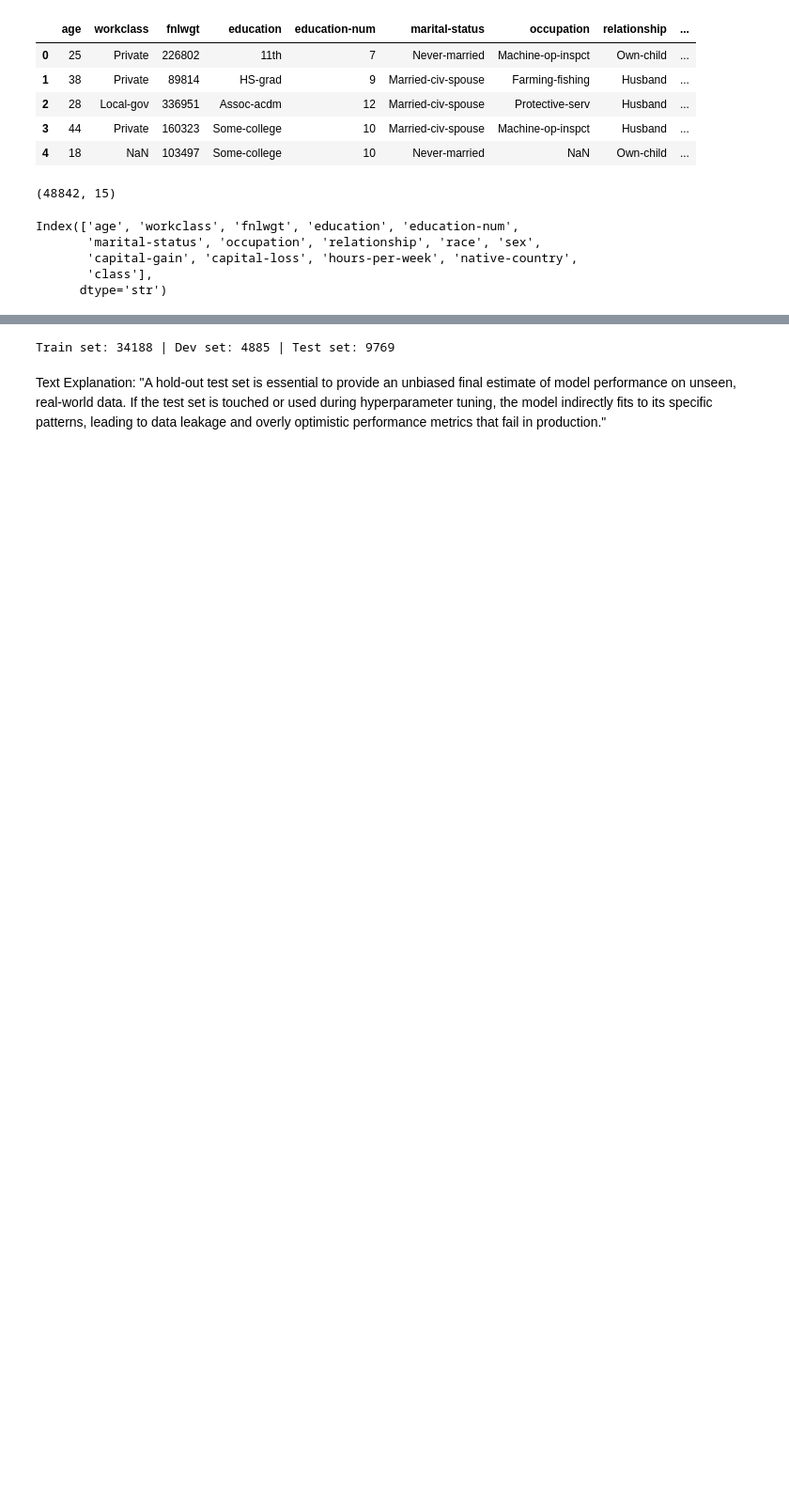
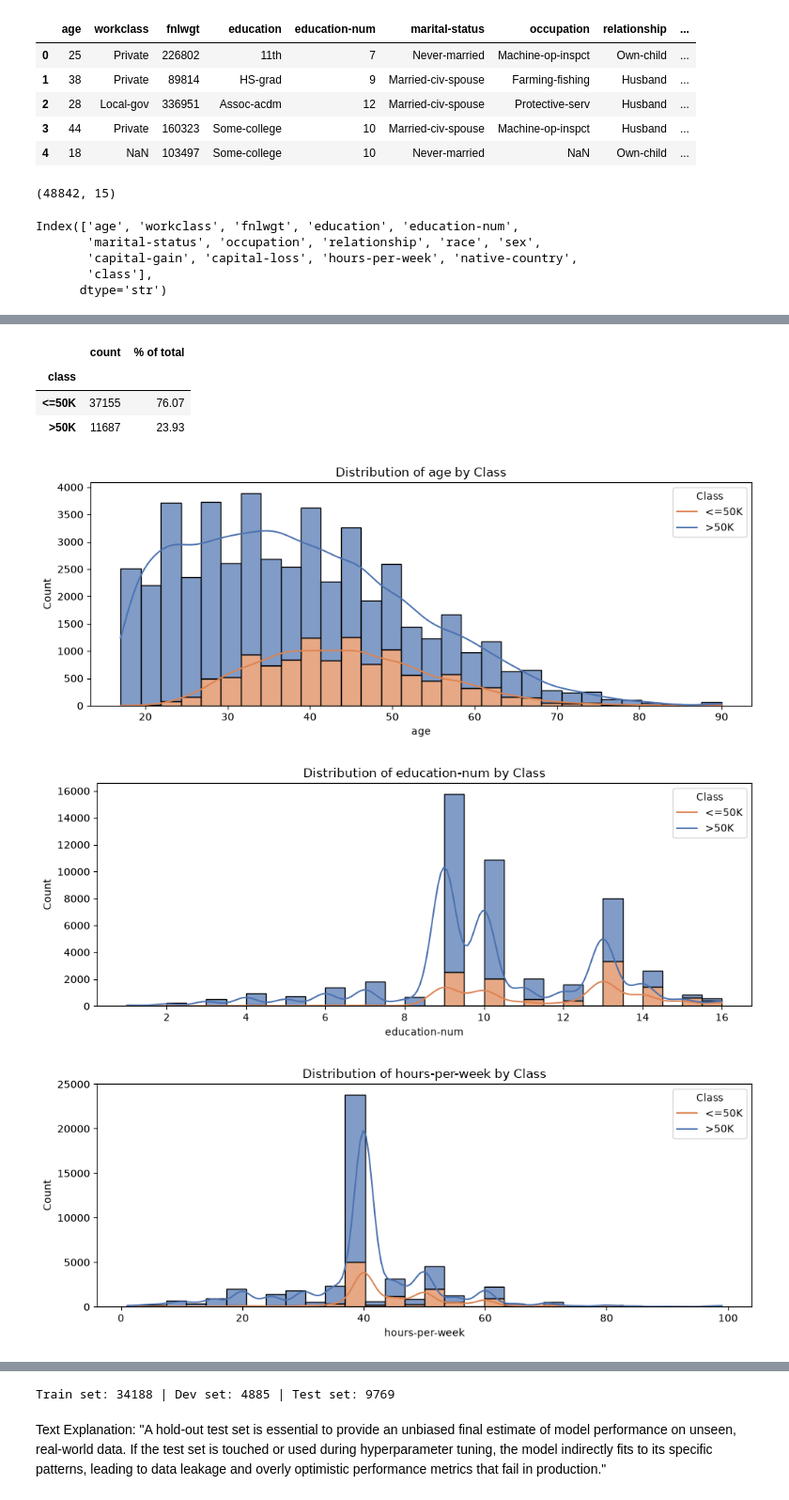
Before and after one commit to MuhammadM434-prog/Web-3-Geeks-Internship, a Jupyter notebook: Week 1/Day 1/Week1Day1Tasks.ipynb, the cells around one changed output, grey strips where cells are left out. Shown at 94% size. Drawn from its saved outputs; the diff is of its cells as text; code cells hidden in the pictures; blank space fills up the shorter version.

```diff
--- a/Week 1/Day 1/Week1Day1Tasks.ipynb
+++ b/Week 1/Day 1/Week1Day1Tasks.ipynb
@@ -168,0 +134,62 @@ dtype: float64
+# %%
+# Class summary table
+class_summary = (
+    df['class']
+    .value_counts()
+    .rename(index={0: '<=50K', 1: '>50K'})
+    .to_frame(name='count')
+)
+
+class_summary['% of total'] = (class_summary['count'] / class_summary['count'].sum() * 100).round(2)
+display(class_summary)
+
+# Notable feature distributions by class
+for col in ['age', 'education-num', 'hours-per-week', 'capital-gain']:
+    if col not in df.columns:
+        continue
+
+    plt.figure(figsize=(10, 4))
+    sns.histplot(
+        data=df,
+        x=col,
+        hue='class',
+        bins=30,
+        kde=True,
+        multiple='stack',
+        palette='deep',
+        alpha=0.7
+    )
+    plt.title(f"Distribution of {col} by Class")
+    plt.xlabel(col)
+    plt.ylabel("Count")
+    plt.legend(title='Class', labels=['<=50K', '>50K'])
+    plt.tight_layout()
+    plt.show()
+
+# Optional categorical view for business interpretation
+for col in ['relationship', 'sex', 'workclass']:
+    if col not in df.columns:
+        continue
+
+    plt.figure(figsize=(8, 4))
+    sns.countplot(
+        data=df,
+        y=col,
+        hue='class',
+        order=df[col].value_counts().index,
+        palette='Set2'
+    )
+    plt.title(f"{col} Distribution by Class")
+    plt.ylabel(col)
+    plt.xlabel("Count")
+    plt.legend(title='Class', labels=['<=50K', '>50K'])
+    plt.tight_layout()
+    plt.show()
+# %% [output]
+|  | count | % of total |
+| class |  |  |
+| <=50K | 37155 | 76.07 |
+| >50K | 11687 | 23.93 |
+[figure, added]
+[figure, added]
+[figure, added]
```
Also changed, not shown: parts of 12 cells of this notebook, 1 other file.
